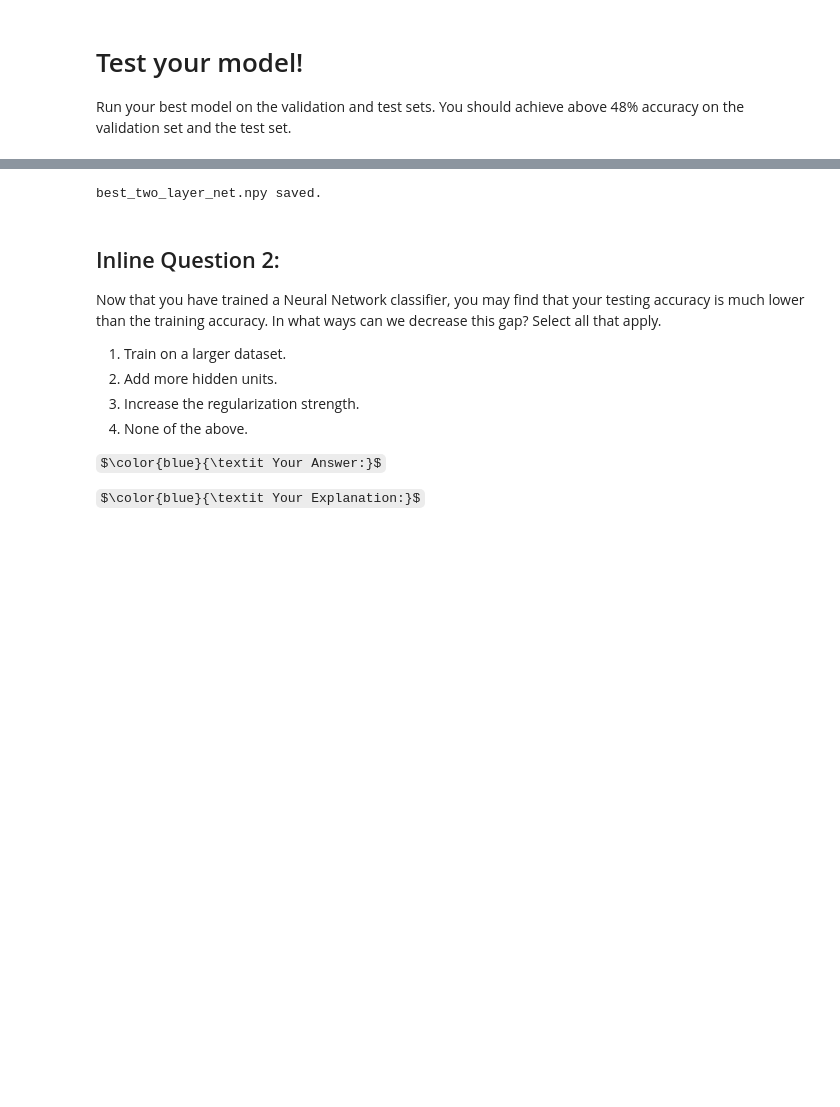
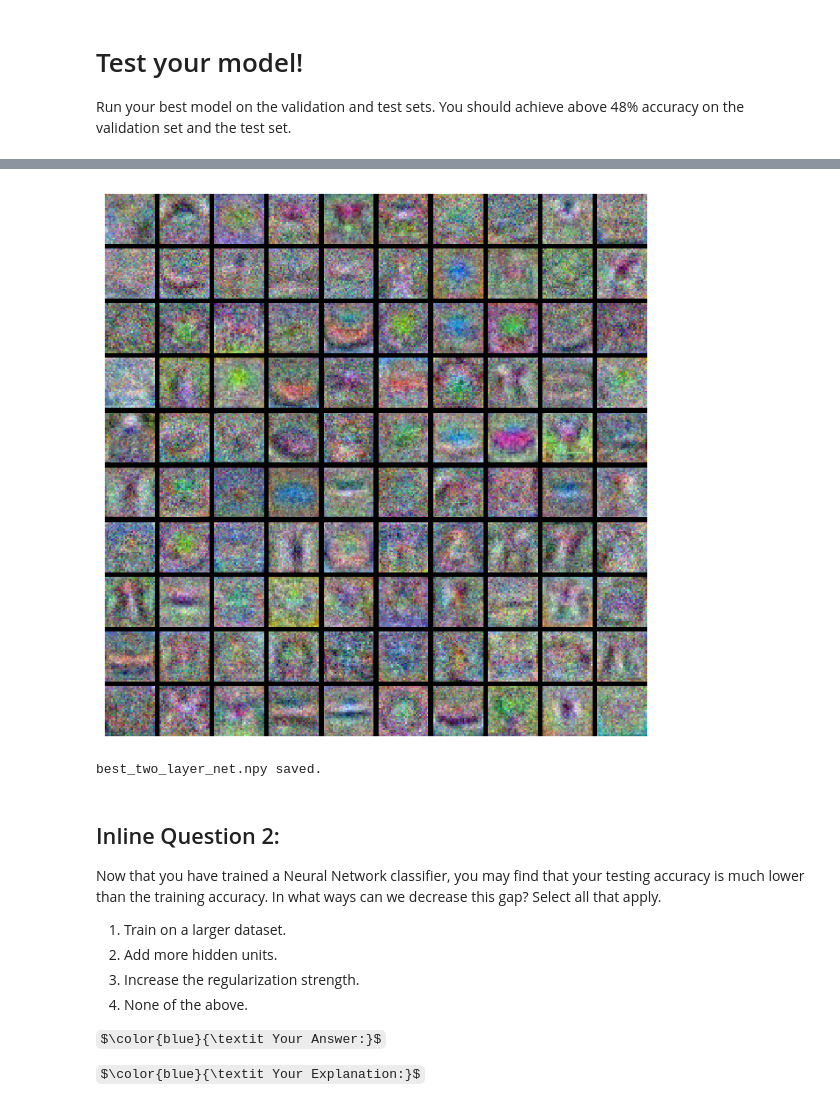
Before and after one commit to jacknb45-pixel/cs231n-assignments1, a Jupyter notebook: two_layer_net.ipynb, the cells around one changed output, grey strips where cells are left out. Drawn from its saved outputs; the diff is of its cells as text; code cells hidden in the pictures; some formulas as TeX source; blank space fills up the shorter version.

```diff
--- a/two_layer_net.ipynb
+++ b/two_layer_net.ipynb
@@ -481,3 +481,9 @@ Test set accuracy:  0.505
+# %%
+
+
+show_net_weights(model)
+# %% [output]
+[figure, added]
 # %%
 # Save best model
 best_model.save("best_two_layer_net.npy")
```
Also changed, not shown: parts of 6 cells of this notebook, 2 other files.
